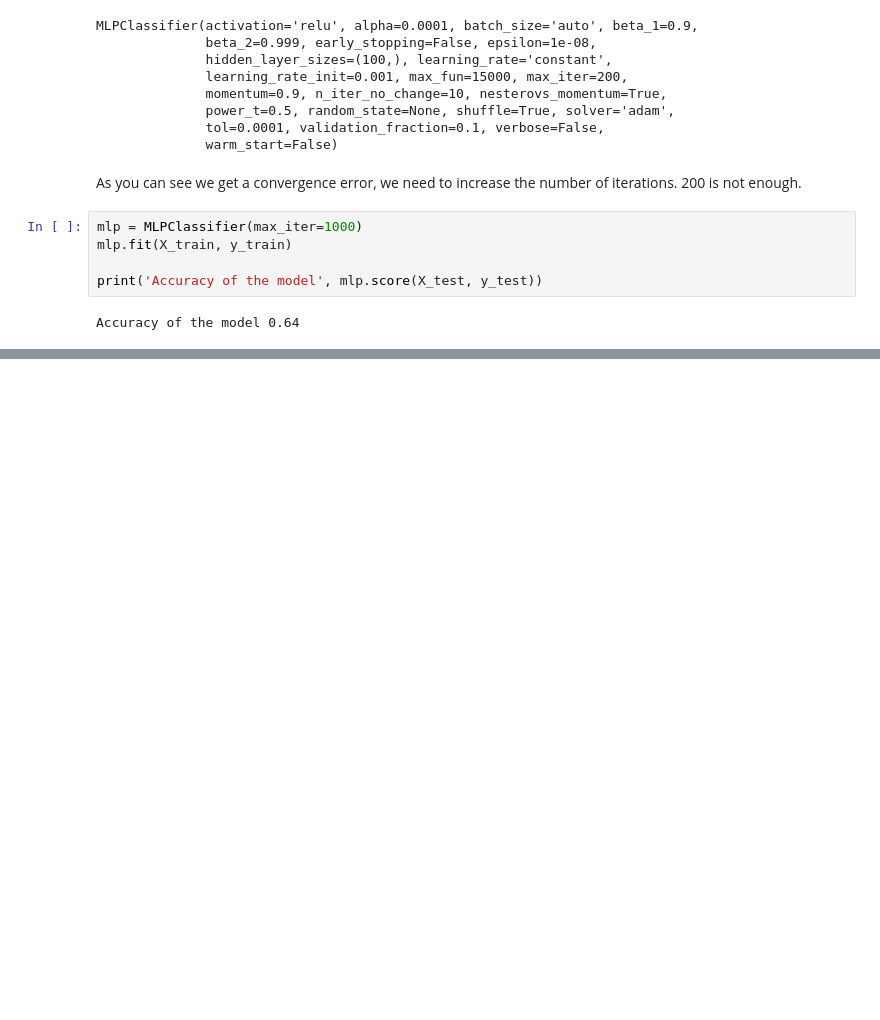
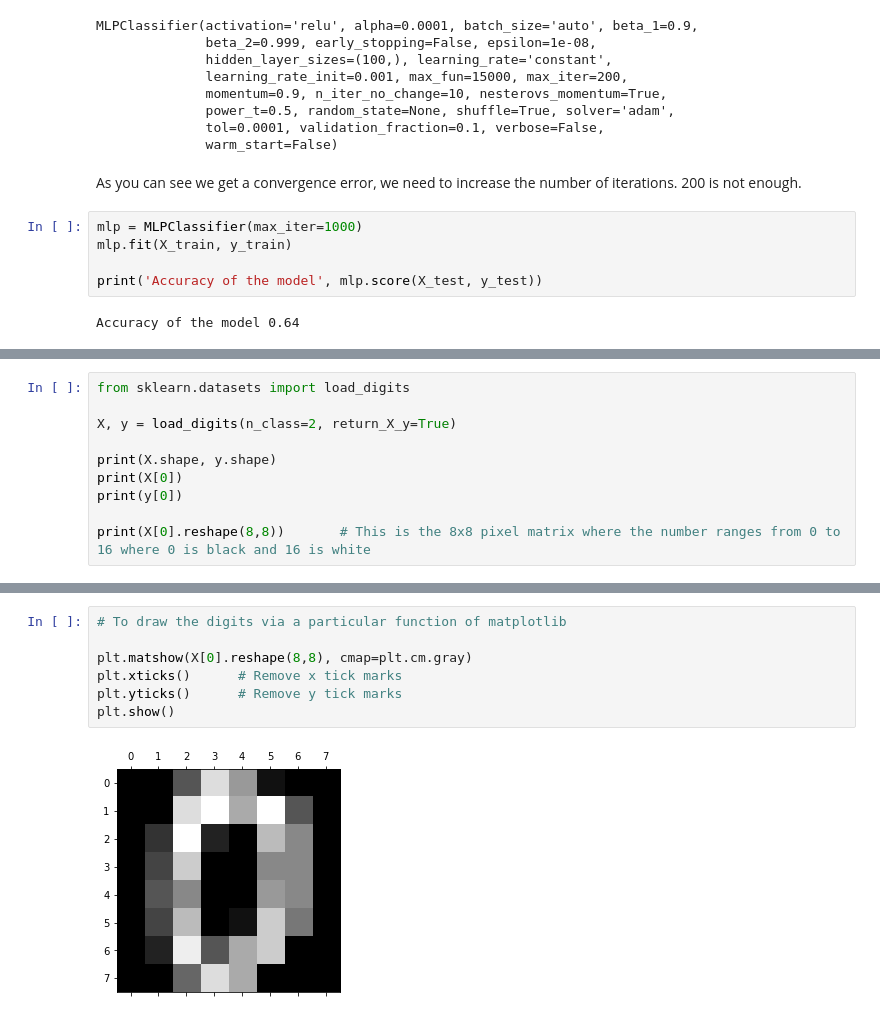
Before and after one commit to EnricoHuber/SoloLearn, a Jupyter notebook: Machine_Learning_Course.ipynb, the cells around one changed output, grey strips where cells are left out. Saved outputs shown, nothing was run; the diff lists cells and outputs as text; blank space fills up the shorter version.

```diff
--- a/Machine_Learning_Course.ipynb
+++ b/Machine_Learning_Course.ipynb
@@ -1193,0 +1201,10 @@ Some parameters can be changed. In fact we can set things like:
+# %%
+from sklearn.datasets import load_digits
+
+X, y = load_digits(n_class=2, return_X_y=True)
+
+print(X.shape, y.shape)
+print(X[0])
+print(y[0])
+
+print(X[0].reshape(8,8))       # This is the 8x8 pixel matrix where the number ranges from 0 to 16 where 0 is black and 16 is white
@@ -1193,0 +1239,9 @@ Some parameters can be changed. In fact we can set things like:
+# %%
+# To draw the digits via a particular function of matplotlib
+
+plt.matshow(X[0].reshape(8,8), cmap=plt.cm.gray)
+plt.xticks()      # Remove x tick marks
+plt.yticks()      # Remove y tick marks
+plt.show()
+# %% [output]
+[figure, added]
```
Also changed, not shown: parts of 22 cells of this notebook.
